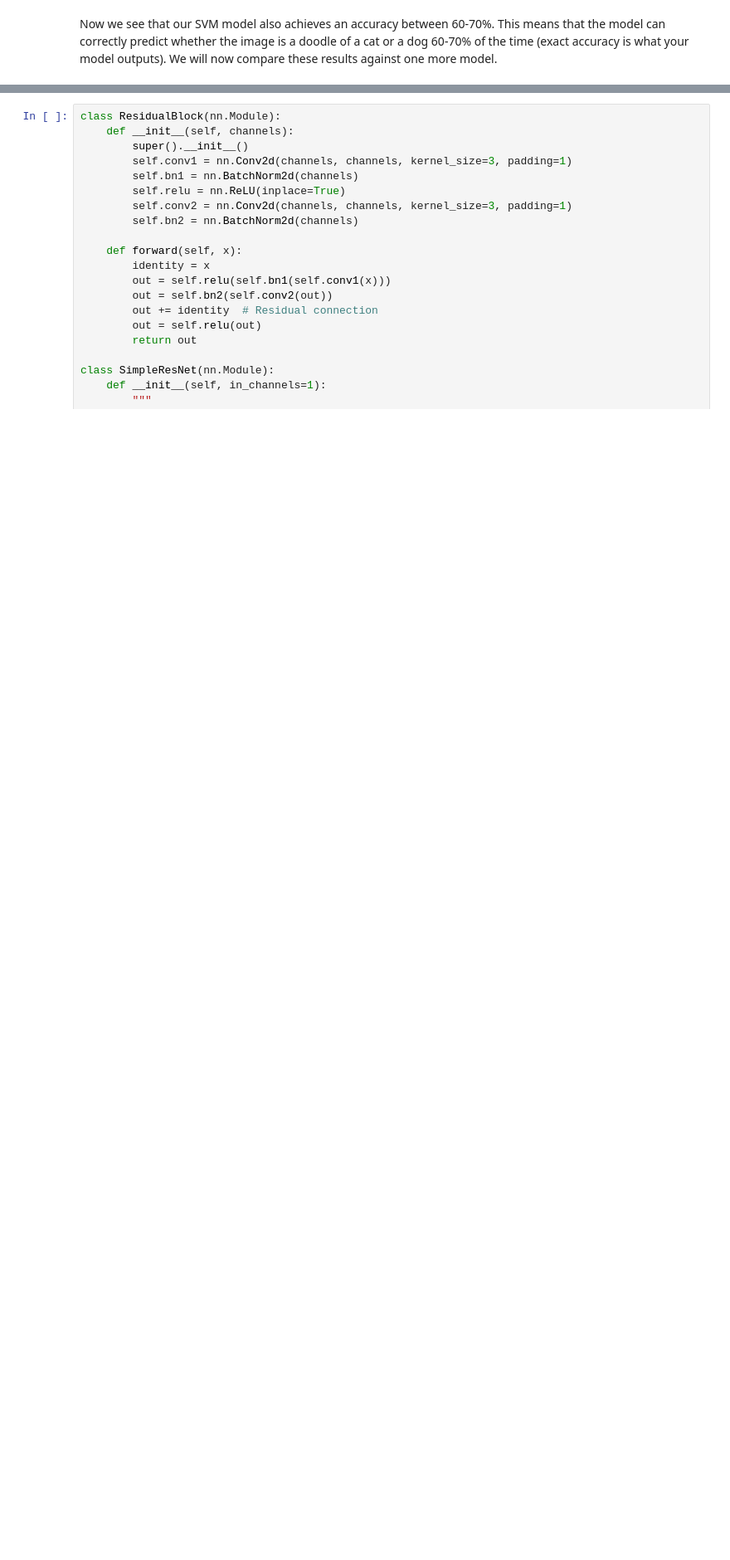
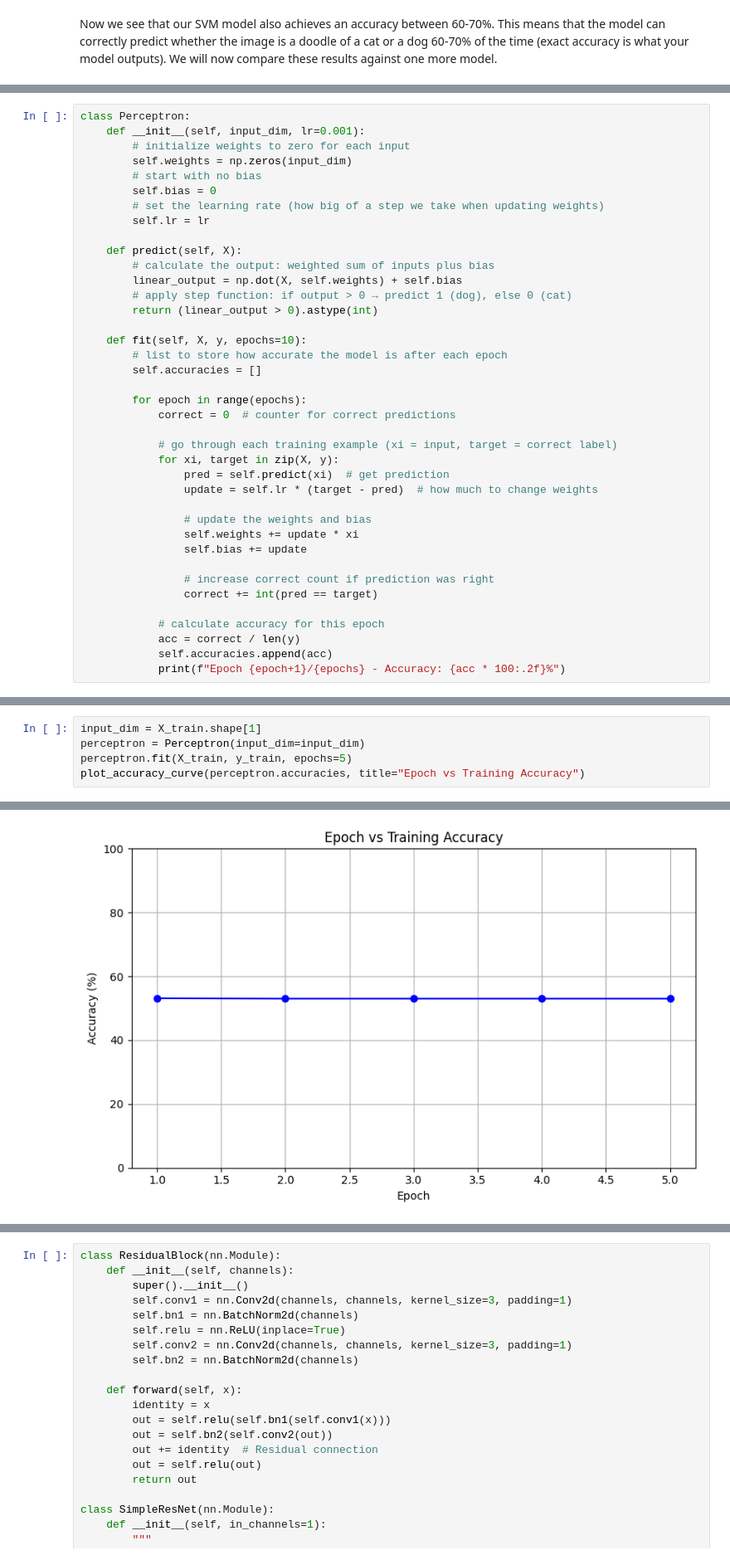
Before and after one commit to awesomecosmos/readyct-ai-workshop, a Jupyter notebook: readyct-ai-demo/readyct_ai_demo.ipynb, the cells around one changed output, grey strips where cells are left out. Shown at 83% size. Cells and saved outputs as stored; diff of their text form; blank space fills up the shorter version.

```diff
--- a/readyct-ai-demo/readyct_ai_demo.ipynb
+++ b/readyct-ai-demo/readyct_ai_demo.ipynb
@@ -118,0 +158,39 @@ Now we see that our SVM model also achieves an accuracy between 60-70%. This mea
+# %%
+class Perceptron:
+    def __init__(self, input_dim, lr=0.001):
+        # initialize weights to zero for each input
+        self.weights = np.zeros(input_dim)
+        # start with no bias
+        self.bias = 0
+        # set the learning rate (how big of a step we take when updating weights)
+        self.lr = lr
+
+    def predict(self, X):
+        # calculate the output: weighted sum of inputs plus bias
+        linear_output = np.dot(X, self.weights) + self.bias
+        # apply step function: if output > 0 → predict 1 (dog), else 0 (cat)
+        return (linear_output > 0).astype(int)
+
+    def fit(self, X, y, epochs=10):
+        # list to store how accurate the model is after each epoch
+        self.accuracies = []
+
+        for epoch in range(epochs):
+            correct = 0  # counter for correct predictions
+
+            # go through each training example (xi = input, target = correct label)
+            for xi, target in zip(X, y):
+                pred = self.predict(xi)  # get prediction
+                update = self.lr * (target - pred)  # how much to change weights
+
+                # update the weights and bias
+                self.weights += update * xi
+                self.bias += update
+
+                # increase correct count if prediction was right
+                correct += int(pred == target)
+
+            # calculate accuracy for this epoch
+            acc = correct / len(y)
+            self.accuracies.append(acc)
+            print(f"Epoch {epoch+1}/{epochs} - Accuracy: {acc * 100:.2f}%")
@@ -118,0 +199,6 @@ Now we see that our SVM model also achieves an accuracy between 60-70%. This mea
+# %%
+input_dim = X_train.shape[1]
+perceptron = Perceptron(input_dim=input_dim)
+perceptron.fit(X_train, y_train, epochs=5)
+plot_accuracy_curve(perceptron.accuracies, title="Epoch vs Training Accuracy")
+# %% [output]
@@ -118,0 +210 @@ Now we see that our SVM model also achieves an accuracy between 60-70%. This mea
+[figure, added]
```
Also changed, not shown: parts of 24 cells of this notebook, 3 other files.
